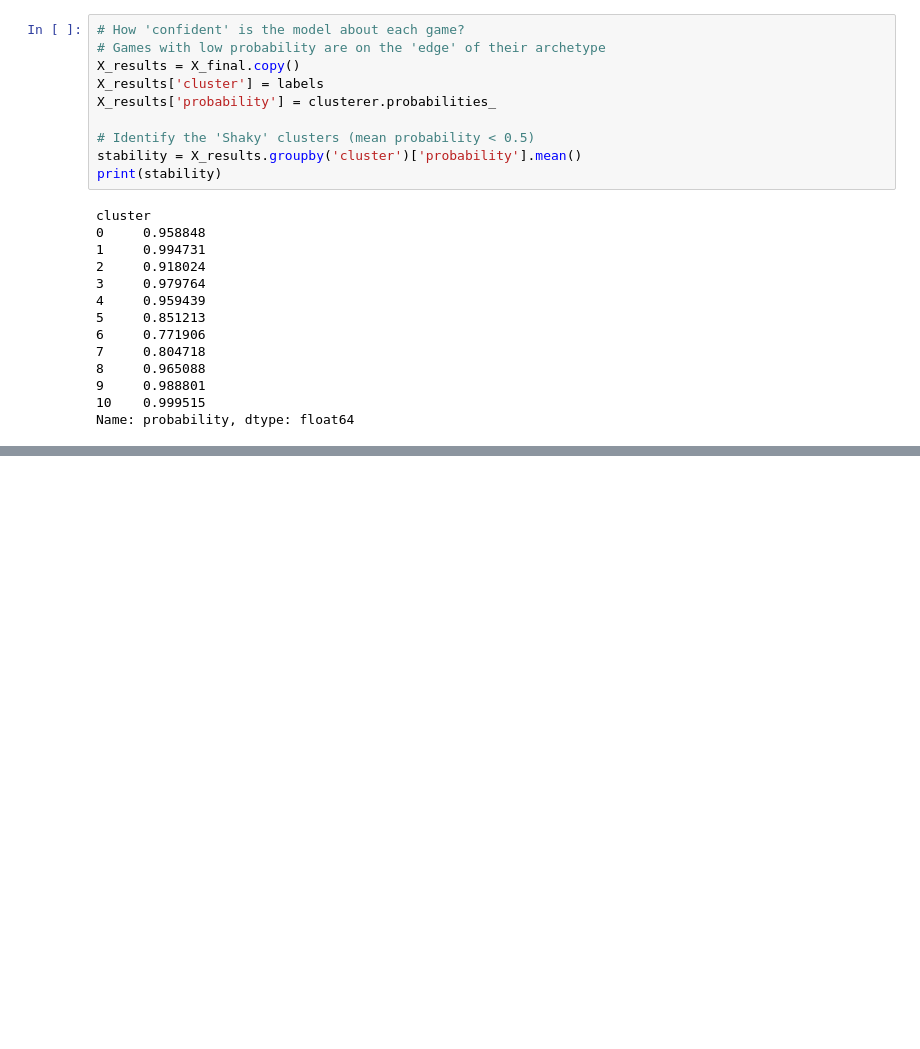
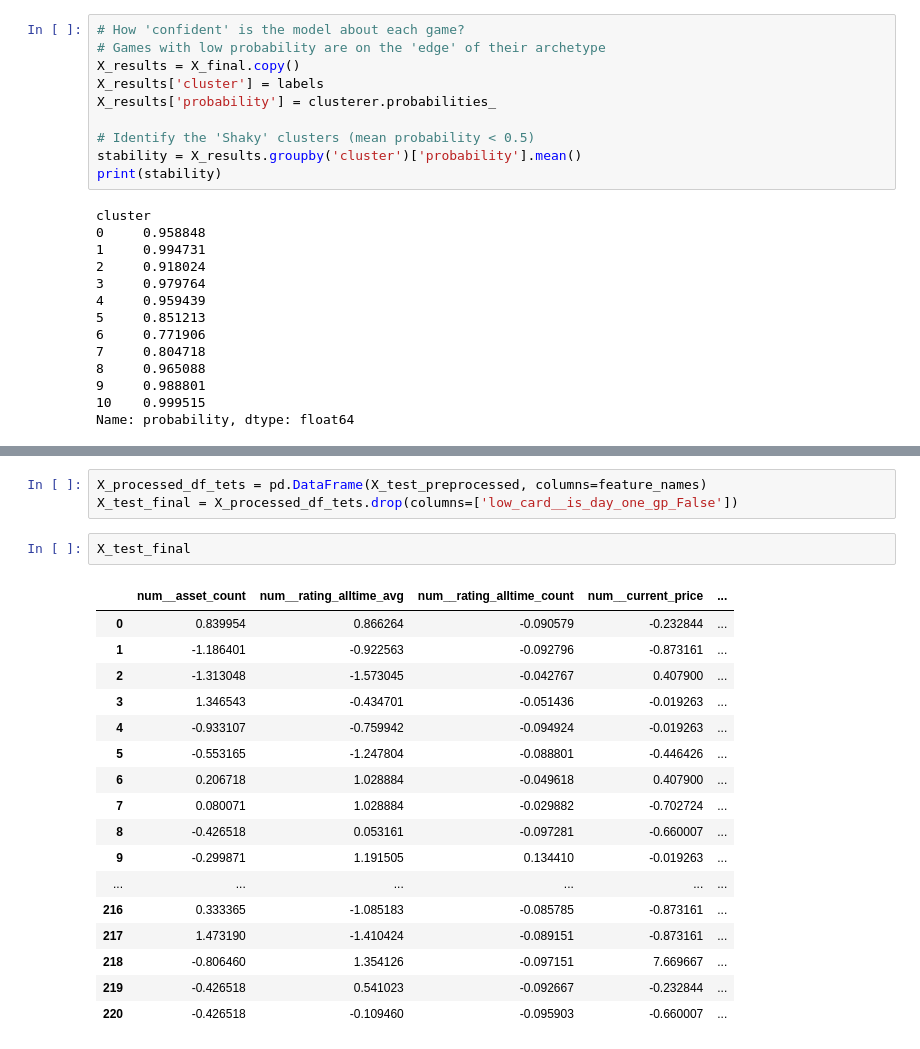
Before and after one commit to Doggo21345/Xbox-ELT-pipeline, a Jupyter notebook: ML/Notebooks/EDA.ipynb, the cells around one changed output, grey strips where cells are left out. Drawn from its saved outputs; the diff is of its cells as text; blank space fills up the shorter version.

```diff
--- a/ML/Notebooks/EDA.ipynb
+++ b/ML/Notebooks/EDA.ipynb
@@ -1168,0 +1253,23 @@ Best Silhouette Score: 0.17219884774297012
+# %%
+X_processed_df_tets = pd.DataFrame(X_test_preprocessed, columns=feature_names)
+X_test_final = X_processed_df_tets.drop(columns=['low_card__is_day_one_gp_False'])
+# %%
+X_test_final
+# %% [output]
+|  | num__asset_count | num__rating_alltime_avg | num__rating_alltime_count | num__current_price | ... |
+| 0 | 0.839954 | 0.866264 | -0.090579 | -0.232844 | ... |
+| 1 | -1.186401 | -0.922563 | -0.092796 | -0.873161 | ... |
+| 2 | -1.313048 | -1.573045 | -0.042767 | 0.407900 | ... |
+| 3 | 1.346543 | -0.434701 | -0.051436 | -0.019263 | ... |
+| 4 | -0.933107 | -0.759942 | -0.094924 | -0.019263 | ... |
+| 5 | -0.553165 | -1.247804 | -0.088801 | -0.446426 | ... |
+| 6 | 0.206718 | 1.028884 | -0.049618 | 0.407900 | ... |
+| 7 | 0.080071 | 1.028884 | -0.029882 | -0.702724 | ... |
+| 8 | -0.426518 | 0.053161 | -0.097281 | -0.660007 | ... |
+| 9 | -0.299871 | 1.191505 | 0.134410 | -0.019263 | ... |
+| ... | ... | ... | ... | ... | ... |
+| 216 | 0.333365 | -1.085183 | -0.085785 | -0.873161 | ... |
+| 217 | 1.473190 | -1.410424 | -0.089151 | -0.873161 | ... |
+| 218 | -0.806460 | 1.354126 | -0.097151 | 7.669667 | ... |
+| 219 | -0.426518 | 0.541023 | -0.092667 | -0.232844 | ... |
+| 220 | -0.426518 | -0.109460 | -0.095903 | -0.660007 | ... |
```
Also changed, not shown: parts of 21 cells of this notebook.
